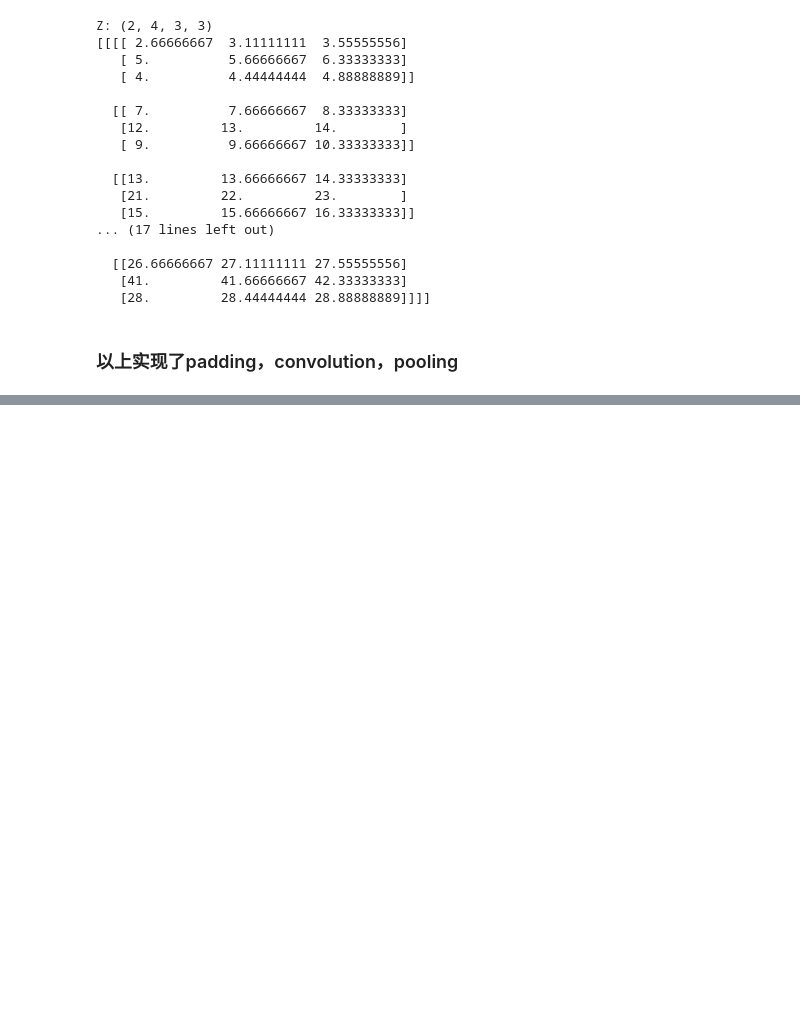
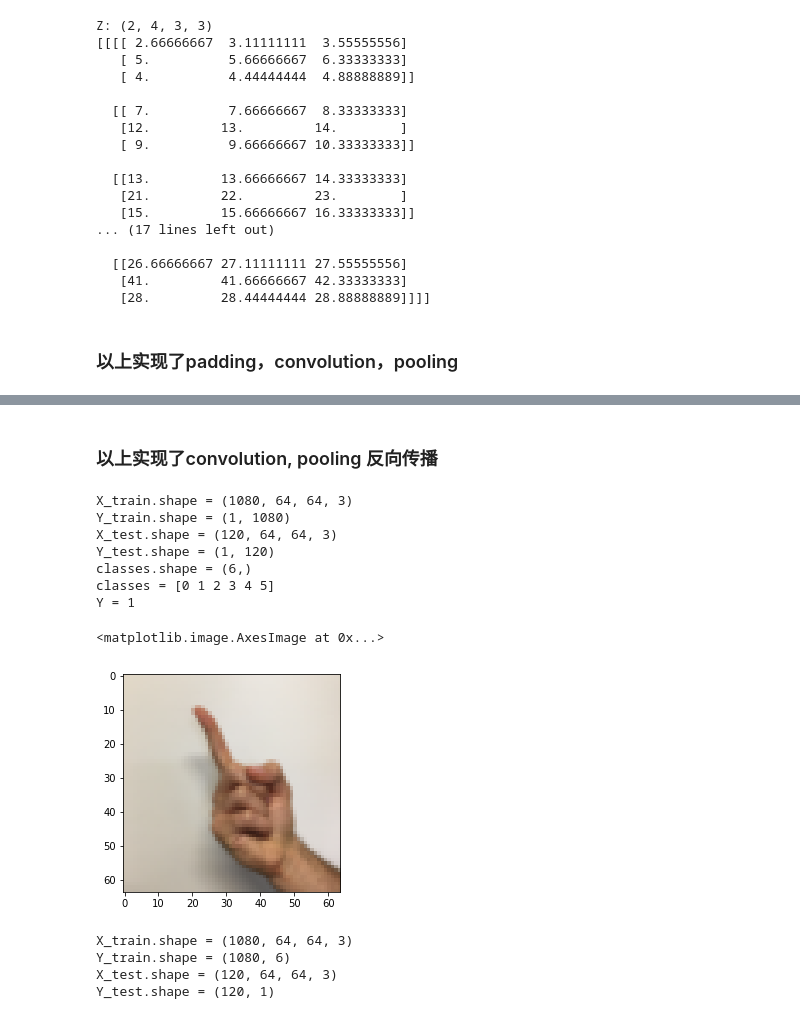
Before and after one commit to wjphallo/deeplearning-study, a Jupyter notebook: 4-1/4-1.ipynb, the cells around one changed output, grey strips where cells are left out. Cells and saved outputs as stored; diff of their text form; code cells hidden in the pictures; blank space fills up the shorter version.

```diff
--- a/4-1/4-1.ipynb
+++ b/4-1/4-1.ipynb
@@ -253,0 +379,9 @@ Z: (2, 4, 3, 3)
+# %%
+# 测试
+a = np.arange(72).reshape((2,4,3,3))  # a-(2,4,3,3)
+f = 2  # filter-(2,2)
+Z, cache = pool_forwardprop(a, f)  # (2,3,2,3)
+dZ = Z * 0.5  # A = 0.25 * Z**2
+dX = pool_backwardprop(dZ, cache, mode='max')
+print(f'dZ: {dZ.shape}\n{dZ}')  # (2,3,2,3)
+print(f'dX: {dX.shape}\n{dX}')  # (2,4,3,3) -> [0,:,:,0] == 0,0,0; 0,6,7.5; 0,10.5,12; 0,15,16.5
@@ -253,0 +406,2 @@ Z: (2, 4, 3, 3)
+# %% [markdown]
+### 以上实现了convolution, pooling 反向传播
@@ -253,0 +416,36 @@ Z: (2, 4, 3, 3)
+# %%
+X_train, Y_train, X_test, Y_test, classes =cnn_utils.load_dataset()
+# %%
+print(f'X_train.shape = {X_train.shape}')
+print(f'Y_train.shape = {Y_train.shape}')
+print(f'X_test.shape = {X_test.shape}')
+print(f'Y_test.shape = {Y_test.shape}')
+print(f'classes.shape = {classes.shape}')
+print(f'classes = {classes}')
+print(f'Y = {Y_train[0,11]}')
+plt.imshow(X_train[11])
+# %% [output]
+X_train.shape = (1080, 64, 64, 3)
+Y_train.shape = (1, 1080)
+X_test.shape = (120, 64, 64, 3)
+Y_test.shape = (1, 120)
+classes.shape = (6,)
+classes = [0 1 2 3 4 5]
+Y = 1
+<matplotlib.image.AxesImage at 0x...>
+[figure, added]
+# %%
+C = len(classes)
+X_train = X_train / 255
+Y_train = cnn_utils.convert_to_one_hot(Y_train, C).T
+X_test = X_test / 255
+Y_test = Y_test.T
+print(f'X_train.shape = {X_train.shape}')
+print(f'Y_train.shape = {Y_train.shape}')
+print(f'X_test.shape = {X_test.shape}')
+print(f'Y_test.shape = {Y_test.shape}')
+# %% [output]
+X_train.shape = (1080, 64, 64, 3)
+Y_train.shape = (1080, 6)
+X_test.shape = (120, 64, 64, 3)
+Y_test.shape = (120, 1)
```
Also changed, not shown: parts of 24 cells of this notebook, 4 other files.
